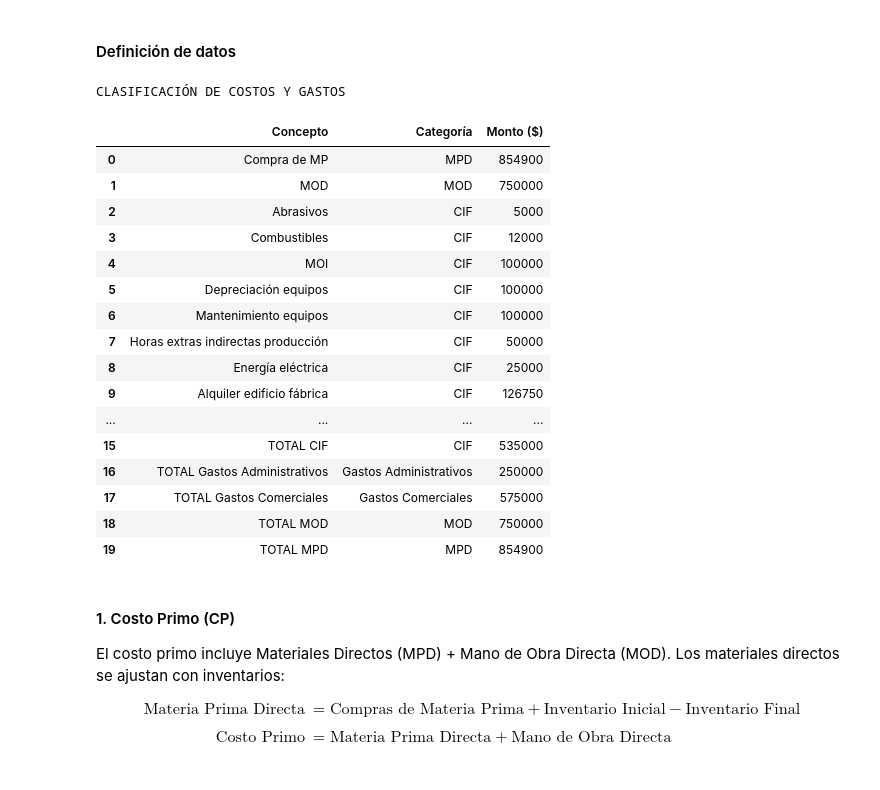
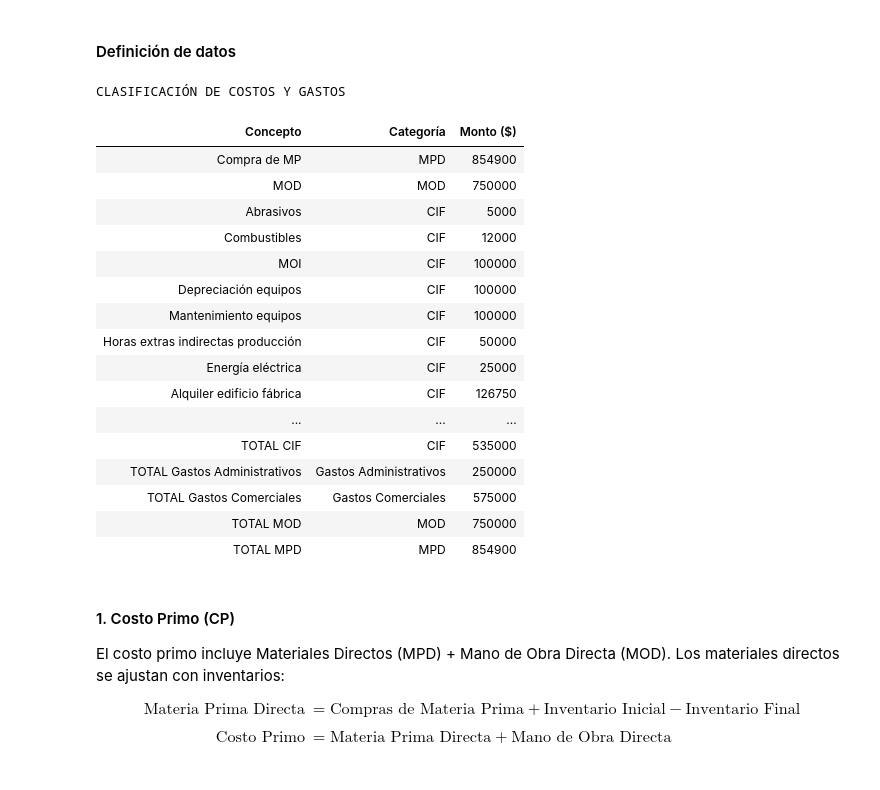
Before and after one commit to licette32/calculo-costos-rendimientos-2025, a Jupyter notebook: Parte-B/5B-costos.ipynb, the cells around one changed output. Drawn from its saved outputs; the diff is of its cells as text; code cells hidden in the pictures.

```diff
--- a/Parte-B/5B-costos.ipynb
+++ b/Parte-B/5B-costos.ipynb
@@ -79,44 +79,44 @@ datos, clasificacion, inventarios, unidades, ventas = cargar_datos()
 # %%
 # Función para crear DataFrames de clasificación
 def crear_df_clasificacion():
     """Crea DataFrame con la clasificación de costos"""
     datos_clasificacion = []
     for categoria, items in clasificacion.items():
         for item in items:
             datos_clasificacion.append({
                 'Concepto': item,
                 'Categoría': categoria,
                 'Monto ($)': datos[item]
             })
 
     df_clasif = pd.DataFrame(datos_clasificacion)
     df_totales = df_clasif.groupby('Categoría')['Monto ($)'].sum().reset_index()
     df_totales['Concepto'] = 'TOTAL ' + df_totales['Categoría']
 
     return pd.concat([df_clasif, df_totales], ignore_index=True)
 
 df_clasificacion = crear_df_clasificacion()
 print("CLASIFICACIÓN DE COSTOS Y GASTOS")
-display(df_clasificacion)
+display(df_clasificacion.style.hide(axis="index"))
 # %% [output]
 CLASIFICACIÓN DE COSTOS Y GASTOS
-|  | Concepto | Categoría | Monto ($) |
-| 0 | Compra de MP | MPD | 854900 |
-| 1 | MOD | MOD | 750000 |
-| 2 | Abrasivos | CIF | 5000 |
-| 3 | Combustibles | CIF | 12000 |
-| 4 | MOI | CIF | 100000 |
-| 5 | Depreciación equipos | CIF | 100000 |
-| 6 | Mantenimiento equipos | CIF | 100000 |
-| 7 | Horas extras indirectas producción | CIF | 50000 |
-| 8 | Energía eléctrica | CIF | 25000 |
-| 9 | Alquiler edificio fábrica | CIF | 126750 |
-| ... | ... | ... | ... |
-| 15 | TOTAL CIF | CIF | 535000 |
-| 16 | TOTAL Gastos Administrativos | Gastos Administrativos | 250000 |
-| 17 | TOTAL Gastos Comerciales | Gastos Comerciales | 575000 |
-| 18 | TOTAL MOD | MOD | 750000 |
-| 19 | TOTAL MPD | MPD | 854900 |
+| Concepto | Categoría | Monto ($) |
+| Compra de MP | MPD | 854900 |
+| MOD | MOD | 750000 |
+| Abrasivos | CIF | 5000 |
+| Combustibles | CIF | 12000 |
+| MOI | CIF | 100000 |
+| Depreciación equipos | CIF | 100000 |
+| Mantenimiento equipos | CIF | 100000 |
+| Horas extras indirectas producción | CIF | 50000 |
+| Energía eléctrica | CIF | 25000 |
+| Alquiler edificio fábrica | CIF | 126750 |
+| ... | ... | ... |
+| TOTAL CIF | CIF | 535000 |
+| TOTAL Gastos Administrativos | Gastos Administrativos | 250000 |
+| TOTAL Gastos Comerciales | Gastos Comerciales | 575000 |
+| TOTAL MOD | MOD | 750000 |
+| TOTAL MPD | MPD | 854900 |
 # %% [markdown]
 #### 1. Costo Primo (CP)
 
```
Also changed, not shown: parts of 8 cells of this notebook, 1 other file.
